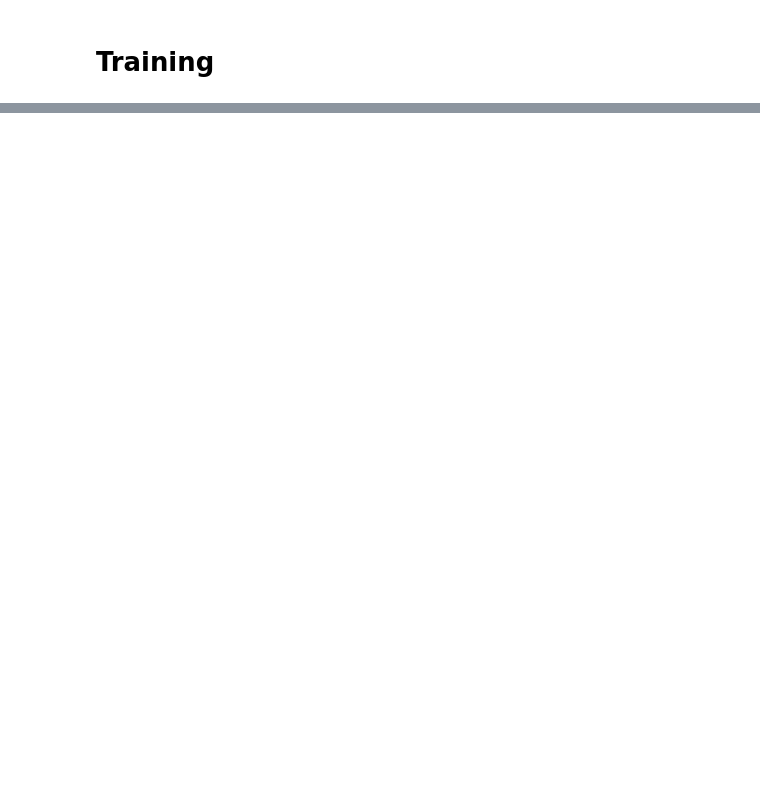
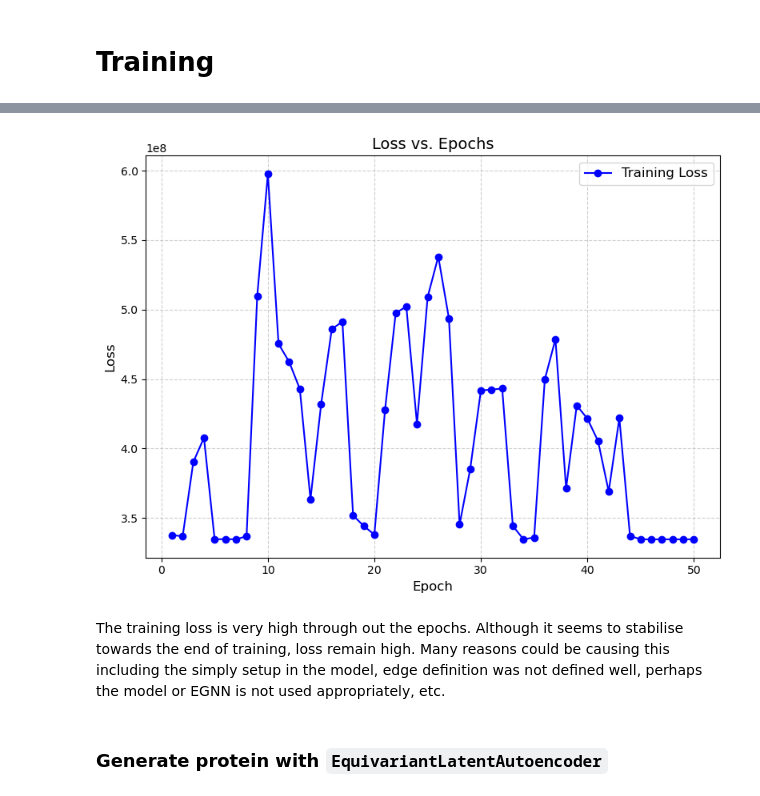
Before and after one commit to helloimsc/protein-coordinates, a Jupyter notebook: protein_latent_diffusion.ipynb, the cells around one changed output, grey strips where cells are left out. Cells and saved outputs as stored; diff of their text form; code cells hidden in the pictures; blank space fills up the shorter version.

```diff
--- a/protein_latent_diffusion.ipynb
+++ b/protein_latent_diffusion.ipynb
@@ -138,2 +165,0 @@ def process_protein_data(num_graph):
-# %%
-graphs, list_of_frames, list_of_seqs, num_categories = process_protein_data(num_graph)
@@ -164,0 +232,3 @@ dataset = GraphDataset(graphs, list_of_seqs, list_of_frames)
+# %%
+dataset_egnn = GraphDataset(graphs_egnn, list_of_nodes_egnn, list_of_frames_egnn, dist_list_egnn)
+dataset_normal = GraphDataset(graphs_normal, list_of_nodes_normal, list_of_frames_normal, dist_list_normal)
@@ -167,11 +258,11 @@ def collate_fn(batch):
     """
     Collates a batch of graphs and their features into a batched graph.
     """
-    graphs, features, coordinates = map(list, zip(*batch))
+    graphs, features, coordinates, distances = map(list, zip(*batch))
     batched_graph = dgl.batch(graphs)
-
+    flattened_features = list(chain.from_iterable(features))
     # Combine node features across the batch
-    batch_categorical = torch.cat(features)
+    batch_categorical = torch.tensor(flattened_features)
     batch_continuous = torch.cat(coordinates)
 
-    return batched_graph, batch_categorical, batch_continuous
+    return batched_graph, batch_categorical, batch_continuous, distances
@@ -191,5 +271,9 @@ train_dataset, val_dataset, test_dataset = random_split(
 # %%
-batch_size = 4  # Example batch size
-train_loader = DataLoader(train_dataset, batch_size=batch_size, shuffle=False, collate_fn=collate_fn)
-val_loader = DataLoader(val_dataset, batch_size=batch_size, shuffle=False, collate_fn=collate_fn)
-test_loader = DataLoader(test_dataset, batch_size=batch_size, shuffle=False, collate_fn=collate_fn)
+batch_size = 4
+train_loader_egnn = DataLoader(train_dataset_egnn, batch_size=batch_size, shuffle=False, collate_fn=collate_fn)
+val_loader_egnn = DataLoader(val_dataset_egnn, batch_size=batch_size, shuffle=False, collate_fn=collate_fn)
+test_loader_egnn = DataLoader(test_dataset_egnn, batch_size=batch_size, shuffle=False, collate_fn=collate_fn)
+
+train_loader_normal = DataLoader(train_dataset_normal, batch_size=batch_size, shuffle=False, collate_fn=collate_fn)
+val_loader_normal = DataLoader(val_dataset_normal, batch_size=batch_size, shuffle=False, collate_fn=collate_fn)
+test_loader_normal = DataLoader(test_dataset_normal, batch_size=batch_size, shuffle=False, collate_fn=collate_fn)
@@ -276,0 +486,22 @@ latent_dim = 100     # Latent space size
+# %%
+# Generate epochs
+epochs = range(1, len(epoch_losses_egnn) + 1)
+
+# Plot the loss chart
+plt.figure(figsize=(8, 6))
+plt.plot(epochs, epoch_losses_egnn, marker='o', linestyle='-', color='b', label='Training Loss')
+plt.title('Loss vs. Epochs', fontsize=14)
+plt.xlabel('Epoch', fontsize=12)
+plt.ylabel('Loss', fontsize=12)
+plt.grid(True, linestyle='--', alpha=0.6)
+plt.legend(fontsize=12)
+plt.tight_layout()
+
+# Show the plot
+plt.show()
+# %% [output]
+[figure, added]
+# %% [markdown]
+The training loss is very high through out the epochs. Although it seems to stabilise towards the end of training, loss remain high. Many reasons could be causing this including the simply setup in the model, edge definition was not defined well, perhaps the model or EGNN is not used appropriately, etc.
+# %% [markdown]
+### Generate protein with `EquivariantLatentAutoencoder`
```
Also changed, not shown: parts of 44 cells of this notebook.
